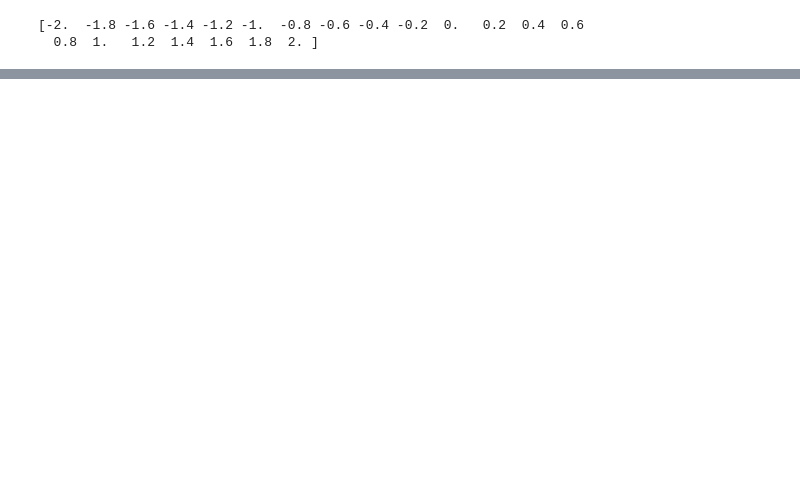
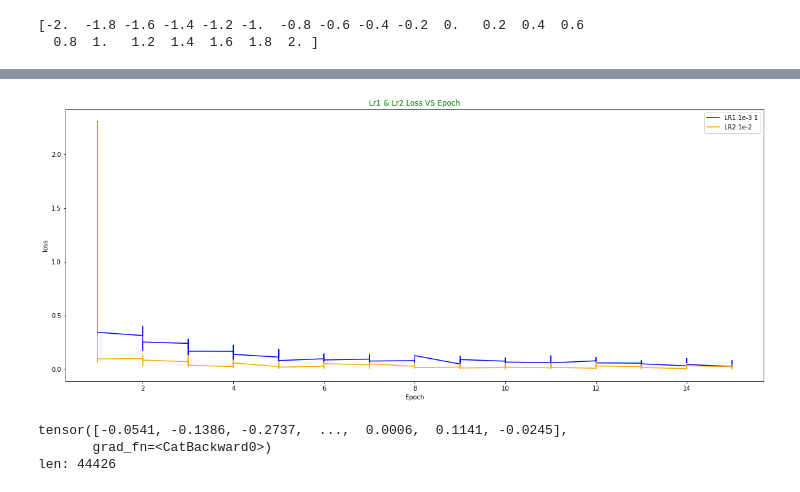
Before and after one commit to DineshchandarR/CPSC-8430-Deep-Learning-001, a Jupyter notebook: HW1/HW1.3_FlatnessVSGenP1.ipynb, the cells around one changed output, grey strips where cells are left out. Saved outputs shown, nothing was run; the diff lists cells and outputs as text; code cells hidden in the pictures; blank space fills up the shorter version.

```diff
--- a/HW1/HW1.3_FlatnessVSGenP1.ipynb
+++ b/HW1/HW1.3_FlatnessVSGenP1.ipynb
@@ -354,0 +399,4 @@ minModelLossArr[0]
+# %%
+max_epochs = 15
+train_batch_size = 600
+L1_train_epoch,L1_train_losses,L1_train_acc = trainFunc(mLr1,max_epochs,train_batch_size)
@@ -354,0 +428,11 @@ minModelLossArr[0]
+# %%
+# Training Model with batch size=600 and Lr 1e-2
+learning_rate = 1e-2
+mLr2 = M1()
+loss_func = nn.CrossEntropyLoss()
+optimizer = torch.optim.Adam(mLr2.parameters(), lr=learning_rate)
+
+a=[]
+for i in mLr2.parameters():
+    a.append(torch.numel(i))
+print(f'Total no of parameters in Model with batch_size={600} is:{np.sum(a)}')
@@ -354,0 +441,4 @@ minModelLossArr[0]
+# %%
+max_epochs = 15
+train_batch_size = 600
+L2_train_epoch,L2_train_losses,L2_train_acc = trainFunc(mLr2,max_epochs,train_batch_size)
@@ -354,0 +463,19 @@ minModelLossArr[0]
+# %%
+#Plotting Loss plot for both Batch 1 and Batch 2 models
+plt.figure(figsize=(20, 8))
+plt.plot(L1_train_epoch,L1_train_losses,color="blue")
+plt.plot(L2_train_epoch,L2_train_losses,color="orange")
+plt.title('Lr1 & Lr2 Loss VS Epoch',color="green")
+plt.legend(['LR1:1e-3 1','LR2:1e-2'])
+plt.xlabel ('Epoch')
+plt.ylabel ('loss')
+plt.show()
+# %% [output]
+[figure, added]
+# %%
+Lr2_param = torch.nn.utils.parameters_to_vector(mLr2.parameters())
+print(Lr2_param,'\nlen:',len(Lr2_param))
+# %% [output]
+tensor([-0.0541, -0.1386, -0.2737,  ...,  0.0006,  0.1141, -0.0245],
+       grad_fn=<CatBackward0>)
+len: 44426
```
Also changed, not shown: parts of 40 cells of this notebook, 4 other files.
